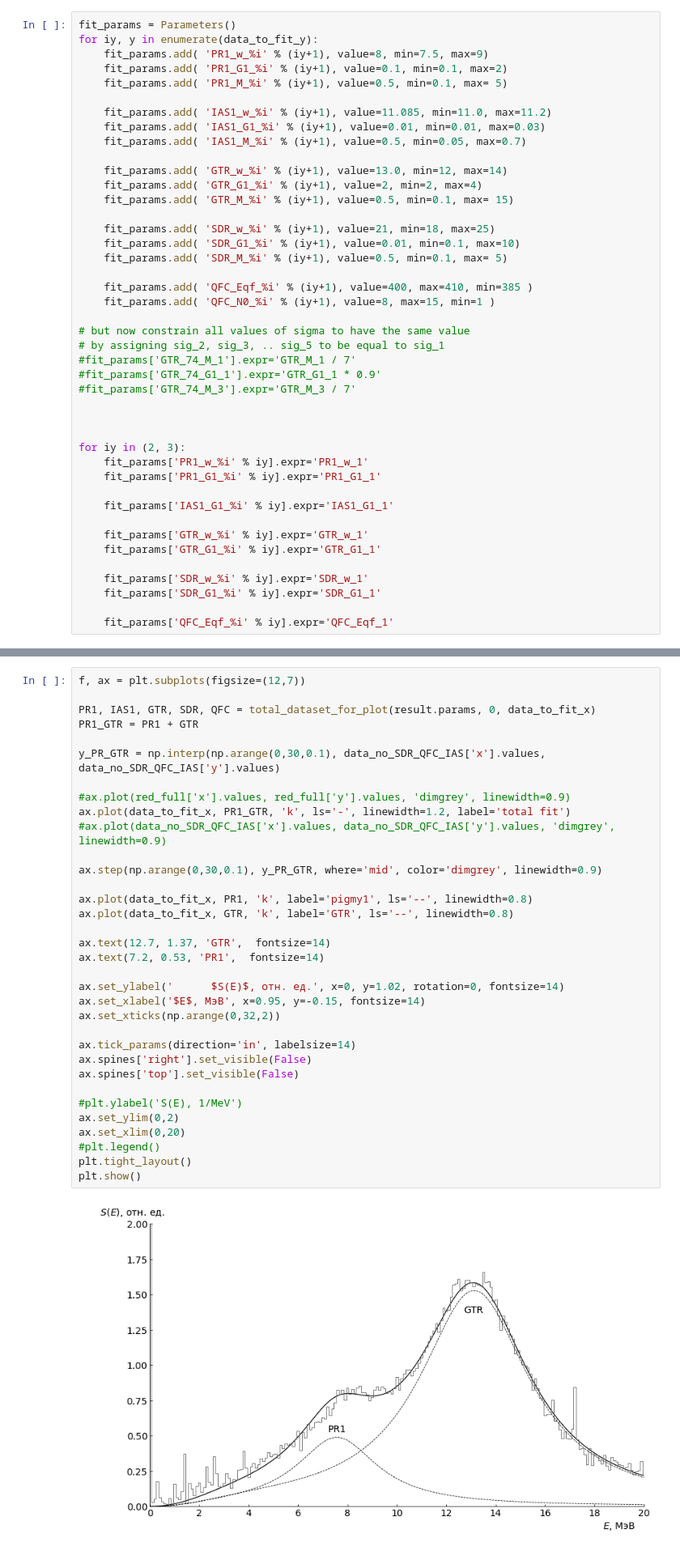
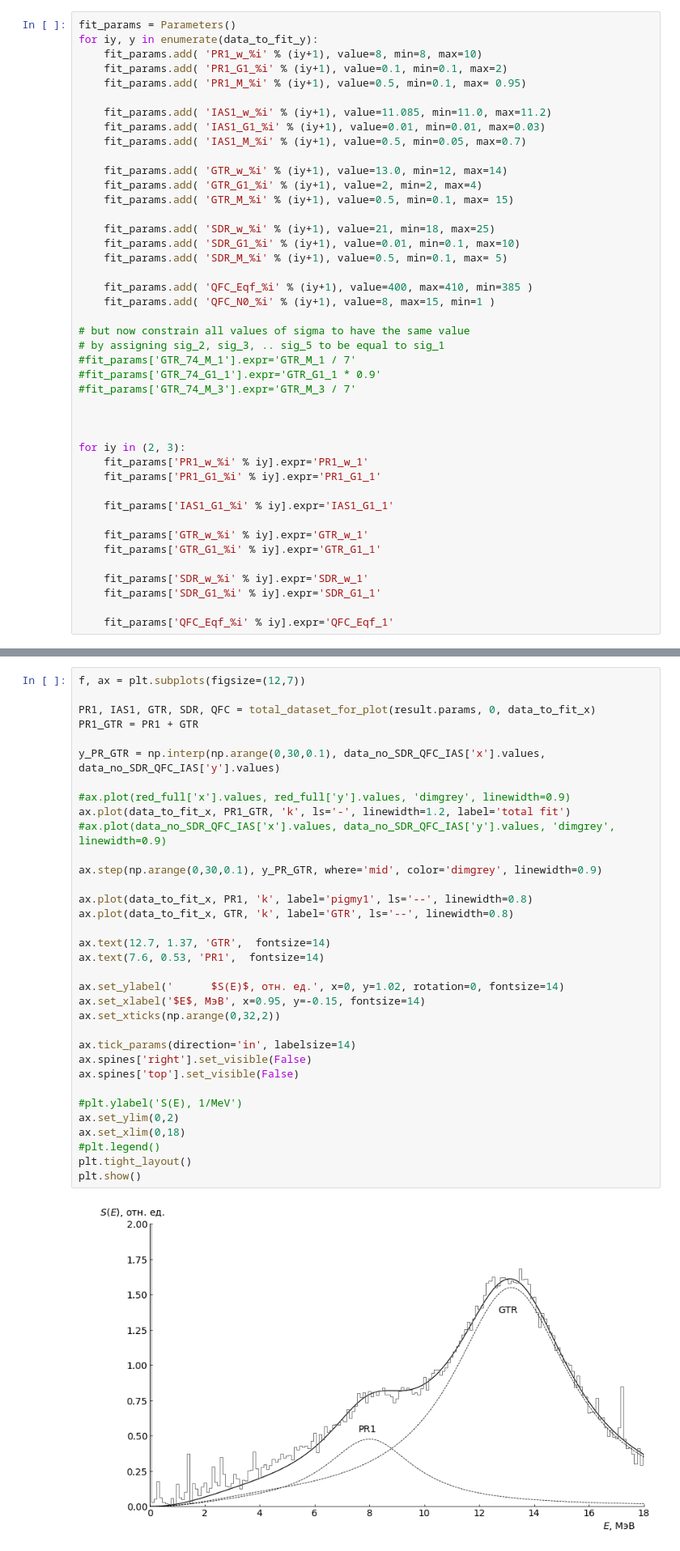
Before and after one commit to Almaz93/neutrino, a Jupyter notebook: double_beta_decay/Almaz's work/calculation/decomposition-Mo100.ipynb, the cells around one changed output, grey strips where cells are left out. Shown at 81% size. Cells and saved outputs as stored; diff of their text form.

```diff
--- a/double_beta_decay/Almaz's work/calculation/decomposition-Mo100.ipynb
+++ b/double_beta_decay/Almaz's work/calculation/decomposition-Mo100.ipynb
@@ -404,9 +404,9 @@ def objective2PR(params, x, data):
 # %%
 fit_params = Parameters()
 for iy, y in enumerate(data_to_fit_y):
-    fit_params.add( 'PR1_w_%i' % (iy+1), value=8, min=7.5, max=9)
+    fit_params.add( 'PR1_w_%i' % (iy+1), value=8, min=8, max=10)
     fit_params.add( 'PR1_G1_%i' % (iy+1), value=0.1, min=0.1, max=2)
-    fit_params.add( 'PR1_M_%i' % (iy+1), value=0.5, min=0.1, max= 5)
+    fit_params.add( 'PR1_M_%i' % (iy+1), value=0.5, min=0.1, max= 0.95)
 
     fit_params.add( 'IAS1_w_%i' % (iy+1), value=11.085, min=11.0, max=11.2)
     fit_params.add( 'IAS1_G1_%i' % (iy+1), value=0.01, min=0.01, max=0.03)
@@ -558,36 +558,36 @@ f, ax = plt.subplots(figsize=(12,7))
 PR1, IAS1, GTR, SDR, QFC = total_dataset_for_plot(result.params, 0, data_to_fit_x)
 PR1_GTR = PR1 + GTR
 
 y_PR_GTR = np.interp(np.arange(0,30,0.1), data_no_SDR_QFC_IAS['x'].values, data_no_SDR_QFC_IAS['y'].values)
 
 #ax.plot(red_full['x'].values, red_full['y'].values, 'dimgrey', linewidth=0.9)
 ax.plot(data_to_fit_x, PR1_GTR, 'k', ls='-', linewidth=1.2, label='total fit')
 #ax.plot(data_no_SDR_QFC_IAS['x'].values, data_no_SDR_QFC_IAS['y'].values, 'dimgrey', linewidth=0.9)
 
 ax.step(np.arange(0,30,0.1), y_PR_GTR, where='mid', color='dimgrey', linewidth=0.9)
 
 ax.plot(data_to_fit_x, PR1, 'k', label='pigmy1', ls='--', linewidth=0.8)
 ax.plot(data_to_fit_x, GTR, 'k', label='GTR', ls='--', linewidth=0.8)
 
 ax.text(12.7, 1.37, 'GTR',  fontsize=14)
-ax.text(7.2, 0.53, 'PR1',  fontsize=14)
+ax.text(7.6, 0.53, 'PR1',  fontsize=14)
 
 ax.set_ylabel('      $S(E)$, отн. ед.', x=0, y=1.02, rotation=0, fontsize=14)
 ax.set_xlabel('$E$, МэВ', x=0.95, y=-0.15, fontsize=14)
 ax.set_xticks(np.arange(0,32,2))
 
 ax.tick_params(direction='in', labelsize=14)
 ax.spines['right'].set_visible(False)
 ax.spines['top'].set_visible(False)
 
 #plt.ylabel('S(E), 1/MeV')
 ax.set_ylim(0,2)
-ax.set_xlim(0,20)
+ax.set_xlim(0,18)
 #plt.legend()
 plt.tight_layout()
 plt.show()
 # %% [output]
-[figure, old version]
+[figure, new version]
 # %%
 i = 1
 plt.figure(figsize=(10,5))
```
Also changed, not shown: parts of 9 cells of this notebook, 14 other files.
